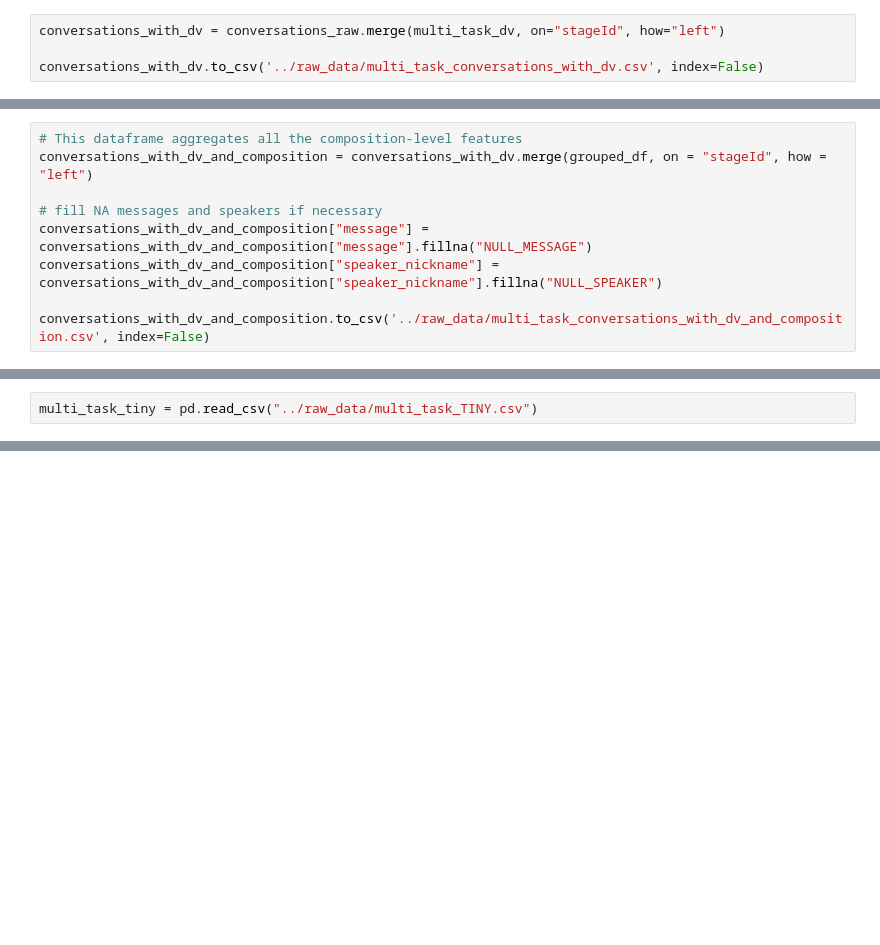
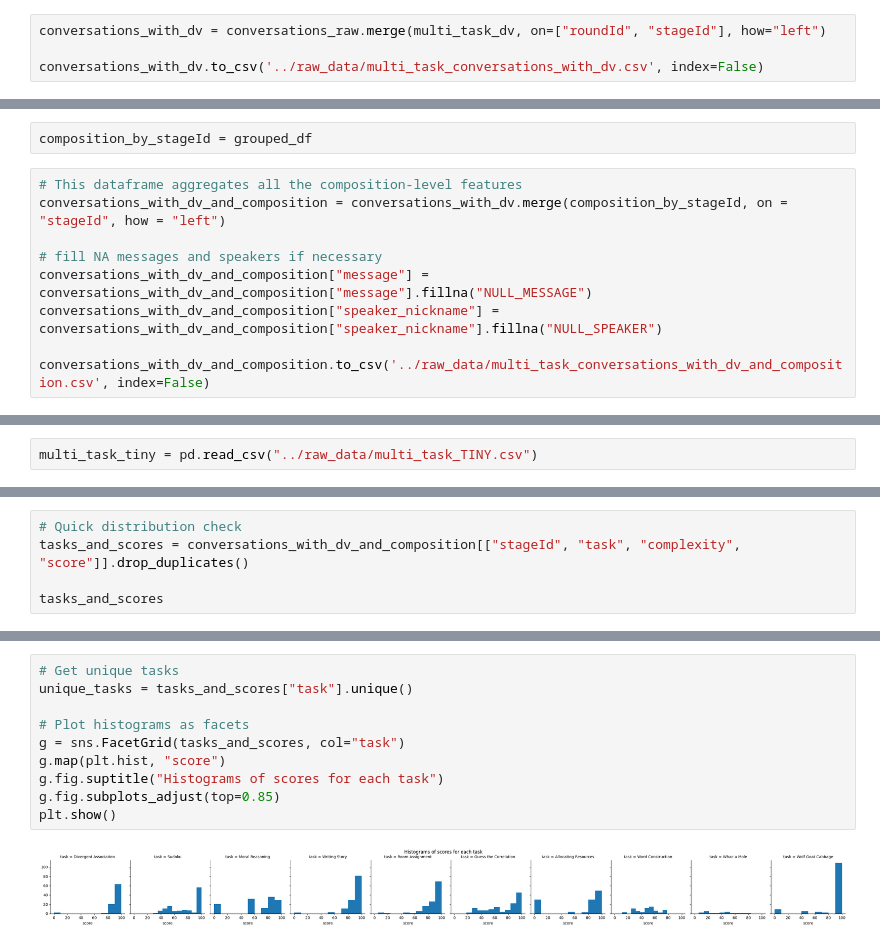
Before and after one commit to Watts-Lab/team_comm_tools, a Jupyter notebook: feature_engine/data/cleaning_scripts/multi_task_data_cleaning.ipynb, the cells around one changed output, grey strips where cells are left out. Saved outputs shown, nothing was run; the diff lists cells and outputs as text; blank space fills up the shorter version.

```diff
--- a/feature_engine/data/cleaning_scripts/multi_task_data_cleaning.ipynb
+++ b/feature_engine/data/cleaning_scripts/multi_task_data_cleaning.ipynb
@@ -150,7 +141,7 @@ multi_task_dv = multi_task_dv.rename(columns = {"stageIds": "stageId"})
 # %%
 multi_task_dv = multi_task_dv.groupby('stageId').apply(lambda x: x.loc[x['score'].idxmax()]).reset_index(drop=True)
 # %%
-conversations_with_dv = conversations_raw.merge(multi_task_dv, on="stageId", how="left")
+conversations_with_dv = conversations_raw.merge(multi_task_dv, on=["roundId", "stageId"], how="left")
 
 conversations_with_dv.to_csv('../raw_data/multi_task_conversations_with_dv.csv', index=False)
 # %% [markdown]
@@ -246,9 +237,11 @@ grouped_df
 | zw2fcJ8qbMcz6LEPw | 0.571429 | 0.247436 | 3.583333 | 0.288675 | 3.533333 | 1.700980 | ... |
 | zyhzfk8duc4Kc4uXH | 1.000000 | 0.000000 | 4.375000 | 0.530330 | 3.100000 | 0.141421 | ... |
 1253 rows × 32 columns
+# %%
+composition_by_stageId = grouped_df
 # %%
 # This dataframe aggregates all the composition-level features
-conversations_with_dv_and_composition = conversations_with_dv.merge(grouped_df, on = "stageId", how = "left")
+conversations_with_dv_and_composition = conversations_with_dv.merge(composition_by_stageId, on = "stageId", how = "left")
 
 # fill NA messages and speakers if necessary
 conversations_with_dv_and_composition["message"] = conversations_with_dv_and_composition["message"].fillna("NULL_MESSAGE")
@@ -453 +513,6 @@ Whac a Mole               12
 Name: count, dtype: int64
+# %%
+# Quick distribution check
+tasks_and_scores = conversations_with_dv_and_composition[["stageId", "task", "complexity", "score"]].drop_duplicates()
+
+tasks_and_scores
@@ -453,0 +533,12 @@ Name: count, dtype: int64
+# %%
+# Get unique tasks
+unique_tasks = tasks_and_scores["task"].unique()
+
+# Plot histograms as facets
+g = sns.FacetGrid(tasks_and_scores, col="task")
+g.map(plt.hist, "score")
+g.fig.suptitle("Histograms of scores for each task")
+g.fig.subplots_adjust(top=0.85)
+plt.show()
+# %% [output]
+[figure, added]
```
Also changed, not shown: parts of 21 cells of this notebook, 5 other files.
